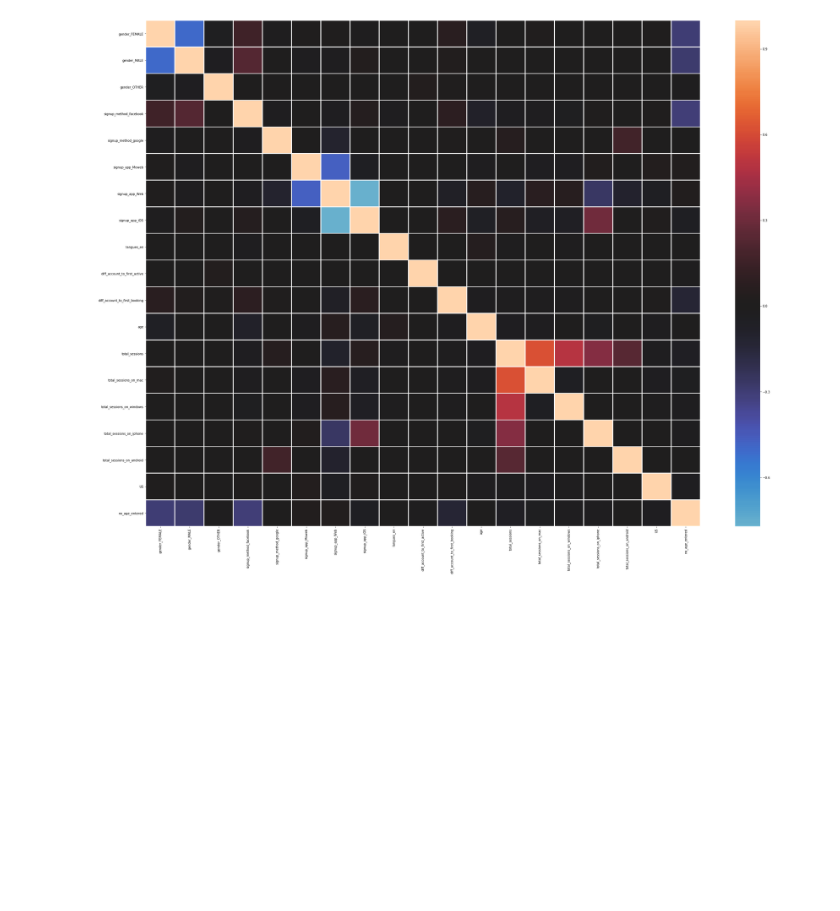
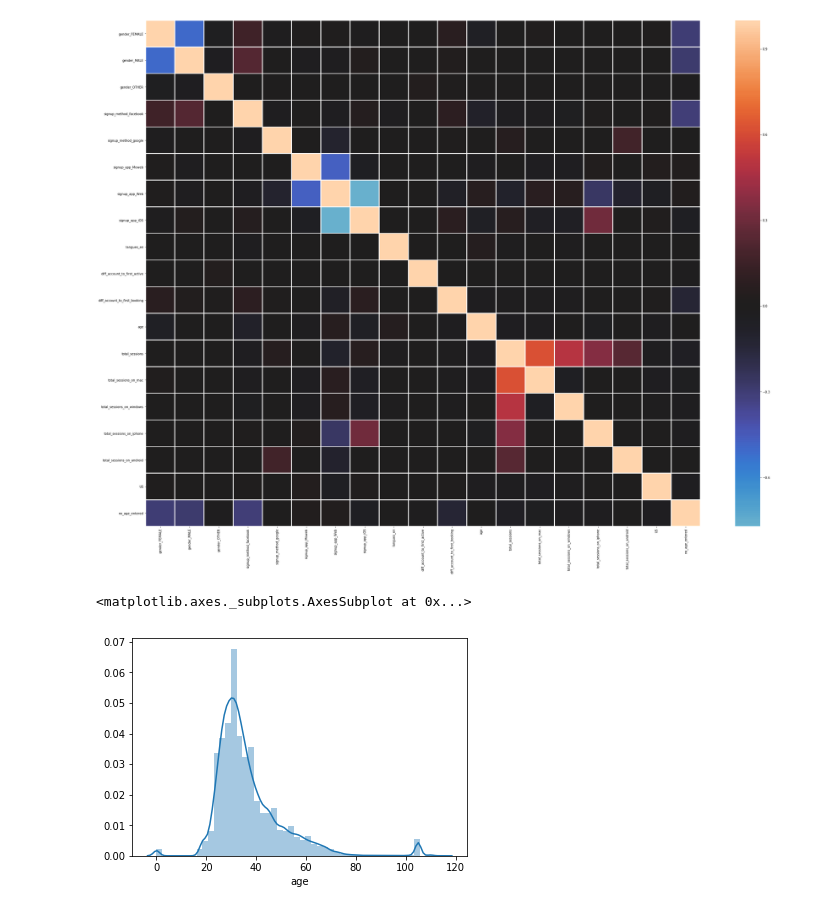
Before and after one commit to emilyageller/Geller_Metis, a Jupyter notebook: Project 3/Project3_Part2_SQLandEDA.ipynb, the cells around one changed output. Saved outputs shown, nothing was run; the diff lists cells and outputs as text; code cells hidden in the pictures; blank space fills up the shorter version.

```diff
--- a/Project 3/Project3_Part2_SQLandEDA.ipynb
+++ b/Project 3/Project3_Part2_SQLandEDA.ipynb
@@ -101,3 +101,11 @@ from (
     group by user_id, device_type) sessions
 
     ;'''
+# %%
+q = '''
+select user_id, device_type, count(1) total
+    from sessions
+    where device_type = 'Mac Desktop'
+    group by user_id, device_type
+
+    ;'''
@@ -400,0 +440,5 @@ import seaborn as sns
+# %%
+sns.distplot(users.age.dropna())
+# %% [output]
+<matplotlib.axes._subplots.AxesSubplot at 0x...>
+[figure, added]
```
Also changed, not shown: parts of 18 cells of this notebook, 7 other files.
